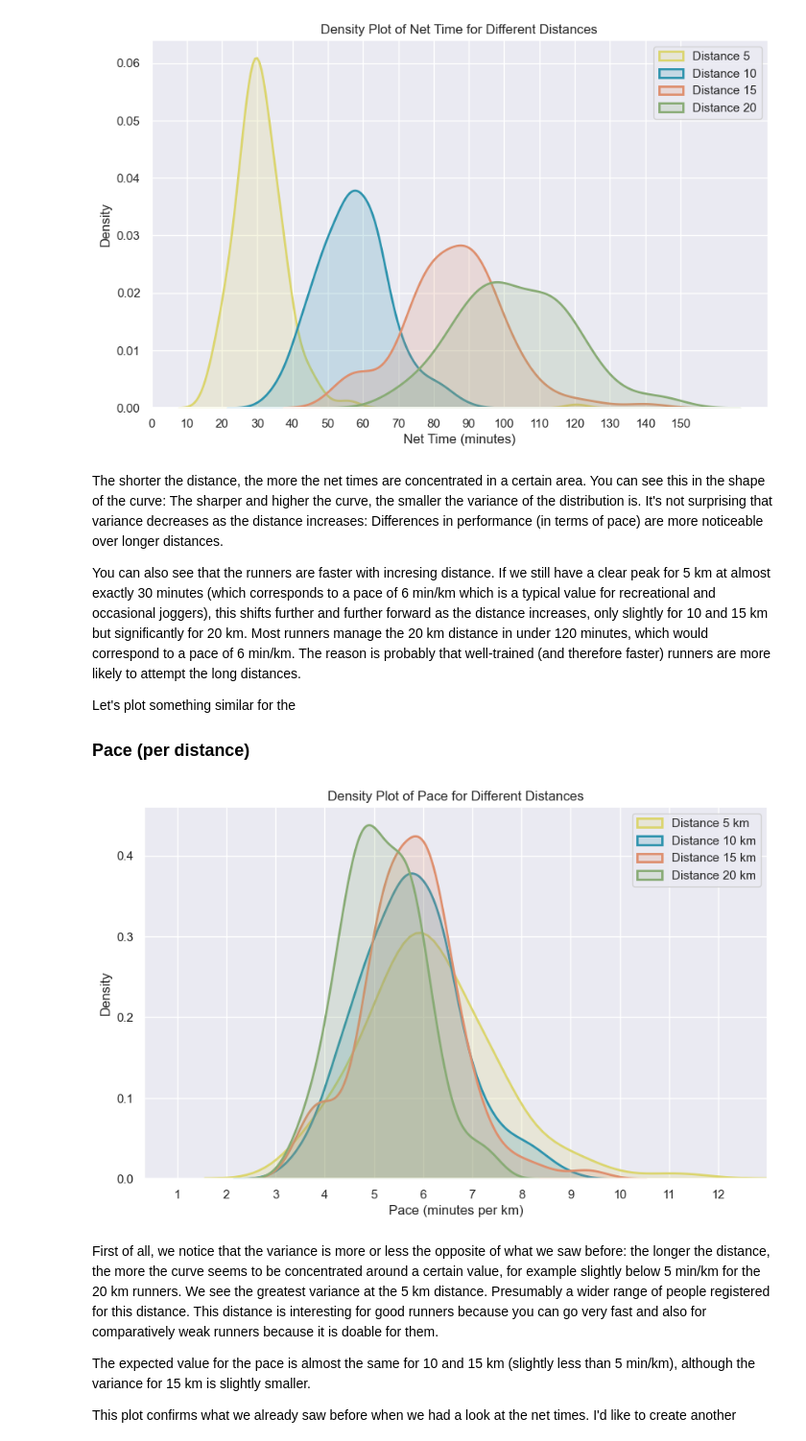
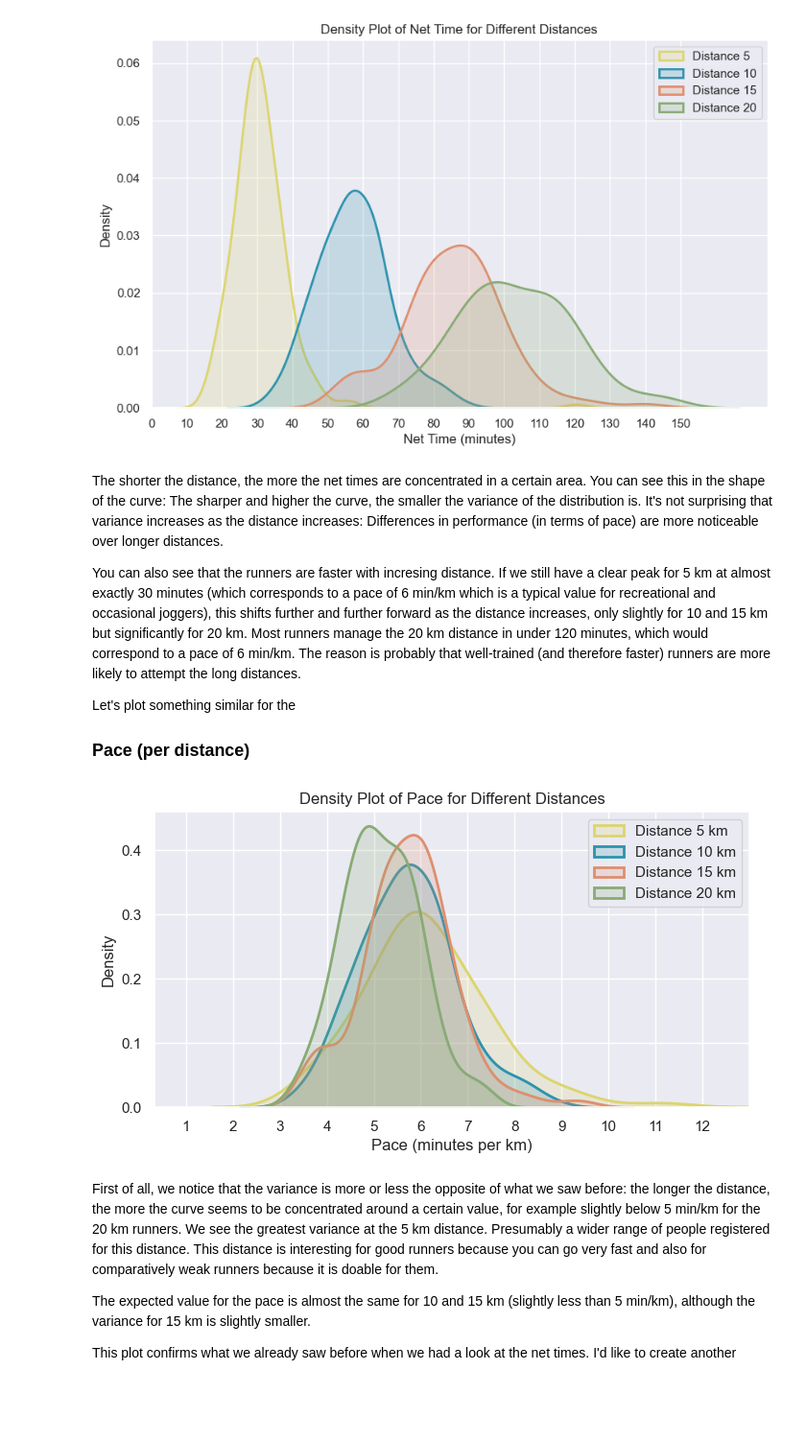
Before and after one commit to scheinmensch/Plaenterwaldlauf, a Jupyter notebook: Analysis.ipynb, the cells around one changed output. Shown: that part at 96% size. Cells and saved outputs as stored; diff of their text form; code cells hidden in the pictures; blank space fills up the shorter version.

Commit message:
more plots

```diff
--- a/Analysis.ipynb
+++ b/Analysis.ipynb
@@ -337,7 +343,7 @@ plt.legend();
 # %% [output]
 [figure]
 # %% [markdown]
-The shorter the distance, the more the net times are concentrated in a certain area. You can see this in the shape of the curve: The sharper and higher the curve, the smaller the variance of the distribution is. It's not surprising that variance decreases as the distance increases: Differences in performance (in terms of pace) are more noticeable over longer distances.
+The shorter the distance, the more the net times are concentrated in a certain area. You can see this in the shape of the curve: The sharper and higher the curve, the smaller the variance of the distribution is. It's not surprising that variance increases as the distance increases: Differences in performance (in terms of pace) are more noticeable over longer distances.
 
 You can also see that the runners are faster with incresing distance. If we still have a clear peak for 5 km at almost exactly 30 minutes (which corresponds to a pace of 6 min/km which is a typical value for recreational and occasional joggers), this shifts further and further forward as the distance increases, only slightly for 10 and 15 km but significantly for 20 km. Most runners manage the 20 km distance in under 120 minutes, which would correspond to a pace of 6 min/km. The reason is probably that well-trained (and therefore faster) runners are more likely to attempt the long distances.
 
@@ -345,27 +351,27 @@ Let's plot something similar for the
 
 ### Pace (per distance)
 # %%
-plt.figure(figsize=(10, 6))
+plt.figure(figsize=(8,4))
 colors = ["#DBD56E","#2D93AD","#DE8F6E","#88AB75"]
 distances = [5, 10, 15, 20]
 for i, distance in enumerate(data['Distance'].unique()):
     df_pace = data[data['Distance'] == distance].copy()
 
     df_pace.loc[:, 'Pace_minutes'] = df_pace['Pace'].dt.total_seconds() / 60
 
     sns.kdeplot(df_pace['Pace_minutes'], color=colors[i], linewidth=2, fill=True, alpha=0.2, label=f'Distance {distance} km')
 
 plt.title('Density Plot of Pace for Different Distances')
 plt.xlabel('Pace (minutes per km)')
 plt.ylabel('Density')
 plt.xlim(right=13)
 plt.xticks(np.arange(1, 13, 1))
 
 plt.legend()
 
 plt.show();
 # %% [output]
-[figure, old version]
+[figure, new version]
 # %% [markdown]
 First of all, we notice that the variance is more or less the opposite of what we saw before: the longer the distance, the more the curve seems to be concentrated around a certain value, for example slightly below 5 min/km for the 20 km runners. We see the greatest variance at the 5 km distance. Presumably a wider range of people registered for this distance. This distance is interesting for good runners because you can go very fast and also for comparatively weak runners because it is doable for them.
 
```
Also changed, not shown: parts of 30 cells of this notebook.
